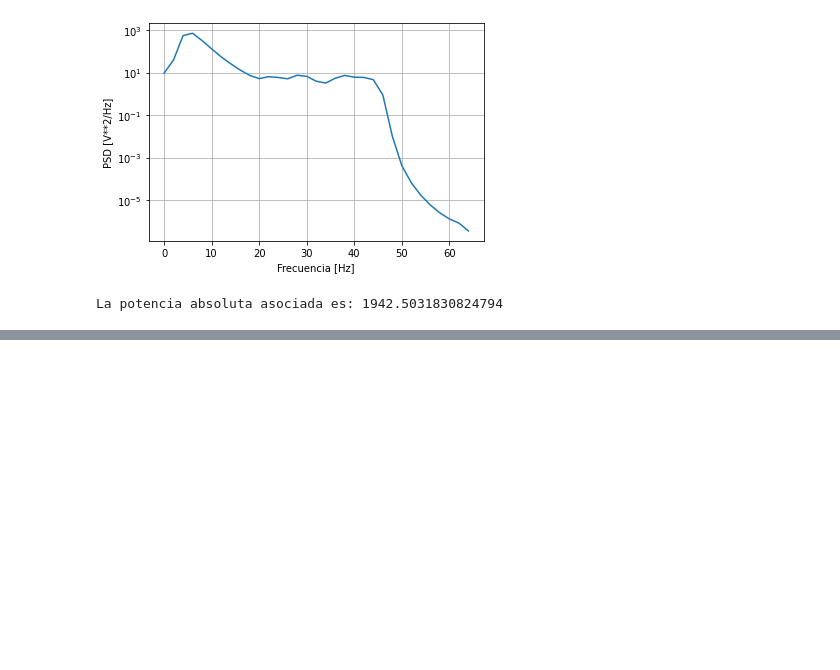
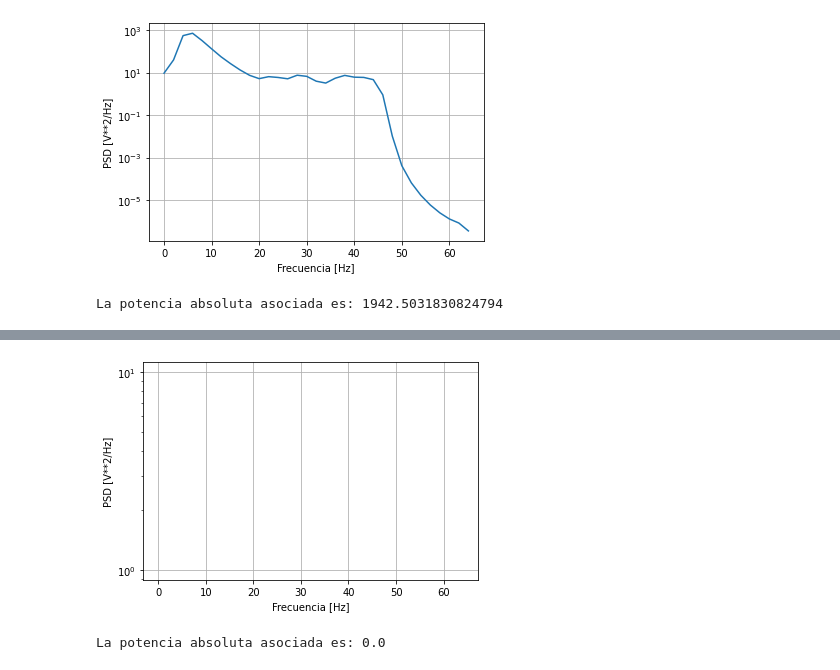
Before and after one commit to ManueloRZ2/MiniProyecto, a Jupyter notebook: Miniproyecto1(com1).ipynb, the cells around one changed output, grey strips where cells are left out. Saved outputs shown, nothing was run; the diff lists cells and outputs as text; code cells hidden in the pictures; blank space fills up the shorter version.

```diff
--- a/Miniproyecto1(com1).ipynb
+++ b/Miniproyecto1(com1).ipynb
@@ -615,0 +746,18 @@ La potencia absoluta asociada es: 1942.5031830824794
+# %%
+#Densidad espectral de potencia assF7F8
+
+fs=128
+f, Pxx_den4 = signal.welch(assF7F8, fs, nperseg=64)
+plt.semilogy(f, Pxx_den4)
+#plt.ylim([0.5e-3, 1])
+plt.xlabel('Frecuencia [Hz]')
+plt.ylabel('PSD [V**2/Hz]')
+plt.grid()
+plt.show()
+
+print("La potencia absoluta asociada es:", np.sum(Pxx_den4))
+
+DF['PotAssF7F8']= np.sum(Pxx_den4)  #Adiciona columna varianza de EOGH
+# %% [output]
+[figure, added]
+La potencia absoluta asociada es: 0.0
```
Also changed, not shown: parts of 31 cells of this notebook.
